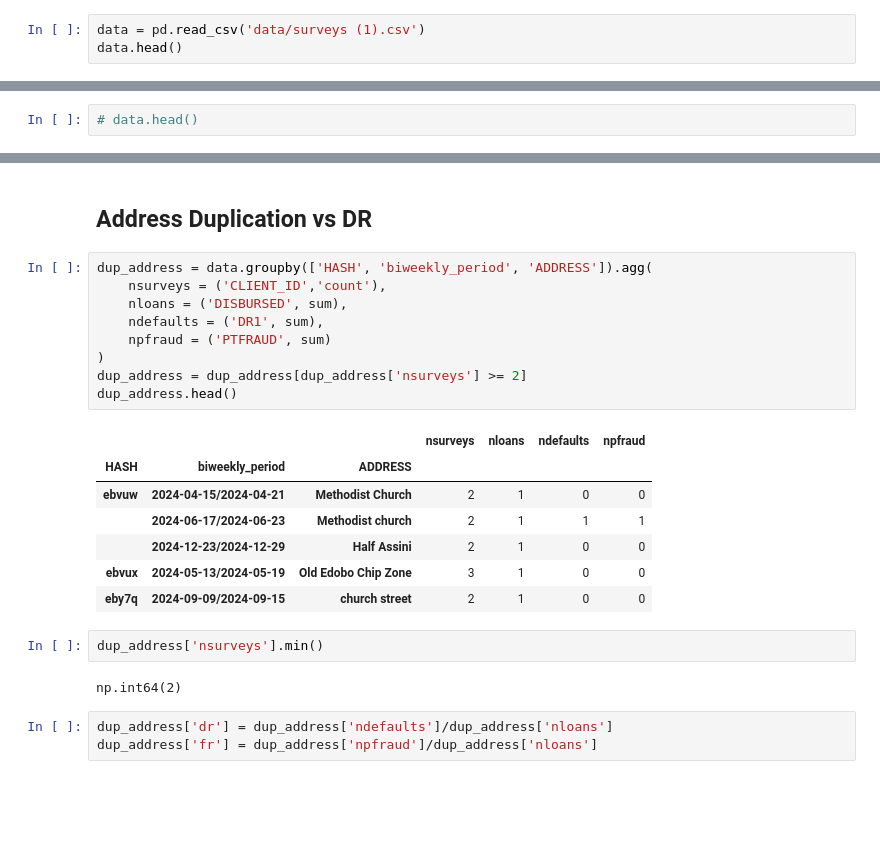
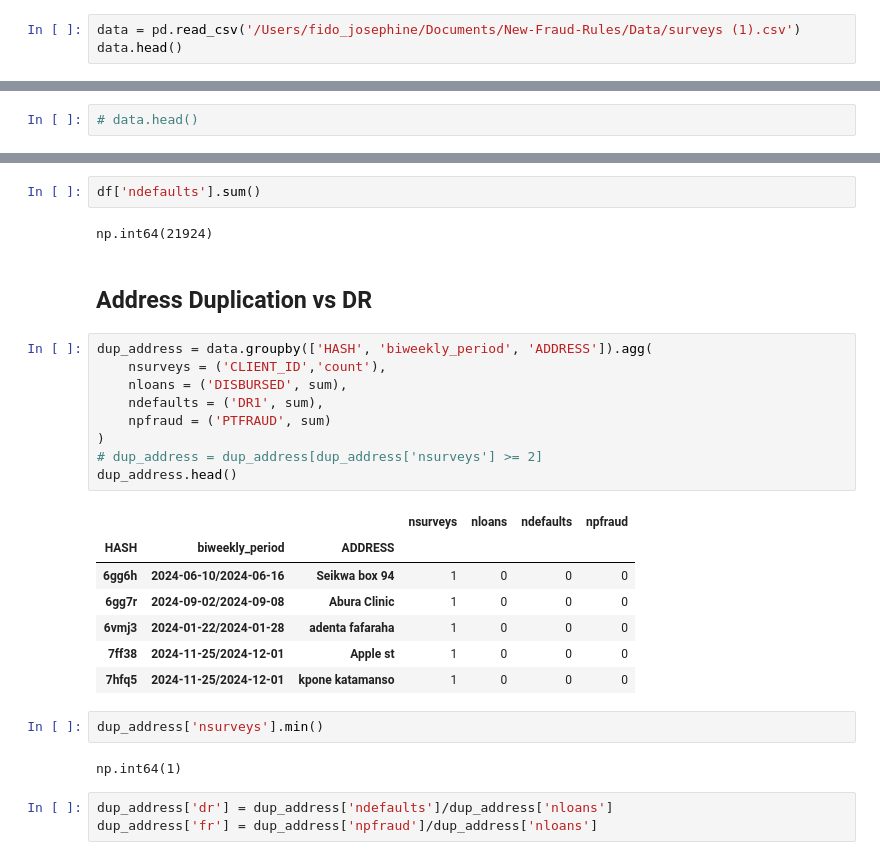
Before and after one commit to missjossy/Data-Research-Code, a Jupyter notebook: fraud/notebooks/surv_sim-analysis copy.ipynb, the cells around one changed output, grey strips where cells are left out. Drawn from its saved outputs; the diff is of its cells as text; blank space fills up the shorter version.

```diff
--- a/fraud/surv_sim-analysis copy.ipynb
+++ b/fraud/notebooks/surv_sim-analysis copy.ipynb
@@ -5,7 +5,7 @@ import seaborn as sns
 import scipy
 import sklearn
 # %%
-data = pd.read_csv('data/surveys (1).csv')
+data = pd.read_csv('/Users/fido_josephine/Documents/New-Fraud-Rules/Data/surveys (1).csv')
 data.head()
 # %% [output]
 |  | HASH | CLIENT_ID | SURVEY_WEEK | SURVEY_DATE | ADDRESS | EMAIL | POSITION | DISB_DATE | INDUSTRY | ... |
@@ -72,29 +76,33 @@ df.head()
 | 7hfq5 | 2024-11-25/2024-12-01 | kpone katamanso | bulluchsandra794@gmail.com | Construction | 1 | 0 | 0 | 0 |
 | 7nj9g | 2024-08-19/2024-08-25 | Dolphin street | agyarkobenard6@gmail.com | Trade - Retail | 1 | 0 | 0 | 0 |
 | 7nxpn | 2024-01-15/2024-01-21 | OSTWE CLOSE | quincyagbanyo@gmail.com | Hotel and restaurants | 1 | 0 | 0 | 0 |
+# %%
+df['ndefaults'].sum()
+# %% [output]
+np.int64(21924)
 # %% [markdown]
 ## Address Duplication vs DR
 # %%
 dup_address = data.groupby(['HASH', 'biweekly_period', 'ADDRESS']).agg(
     nsurveys = ('CLIENT_ID','count'),
     nloans = ('DISBURSED', sum),
     ndefaults = ('DR1', sum),
     npfraud = ('PTFRAUD', sum)
 )
-dup_address = dup_address[dup_address['nsurveys'] >= 2]
+# dup_address = dup_address[dup_address['nsurveys'] >= 2]
 dup_address.head()
 # %% [output]
 |  |  |  | nsurveys | nloans | ndefaults | npfraud |
 | HASH | biweekly_period | ADDRESS |  |  |  |  |
-| ebvuw | 2024-04-15/2024-04-21 | Methodist Church | 2 | 1 | 0 | 0 |
-|  | 2024-06-17/2024-06-23 | Methodist church | 2 | 1 | 1 | 1 |
-|  | 2024-12-23/2024-12-29 | Half Assini | 2 | 1 | 0 | 0 |
-| ebvux | 2024-05-13/2024-05-19 | Old Edobo Chip Zone | 3 | 1 | 0 | 0 |
-| eby7q | 2024-09-09/2024-09-15 | church street | 2 | 1 | 0 | 0 |
+| 6gg6h | 2024-06-10/2024-06-16 | Seikwa box 94 | 1 | 0 | 0 | 0 |
+| 6gg7r | 2024-09-02/2024-09-08 | Abura Clinic | 1 | 0 | 0 | 0 |
+| 6vmj3 | 2024-01-22/2024-01-28 | adenta fafaraha | 1 | 0 | 0 | 0 |
+| 7ff38 | 2024-11-25/2024-12-01 | Apple st | 1 | 0 | 0 | 0 |
+| 7hfq5 | 2024-11-25/2024-12-01 | kpone katamanso | 1 | 0 | 0 | 0 |
 # %%
 dup_address['nsurveys'].min()
 # %% [output]
-np.int64(2)
+np.int64(1)
 # %%
 dup_address['dr'] = dup_address['ndefaults']/dup_address['nloans']
 dup_address['fr'] = dup_address['npfraud']/dup_address['nloans']
```
Also changed, not shown: parts of 6 cells of this notebook, 7 other files.
